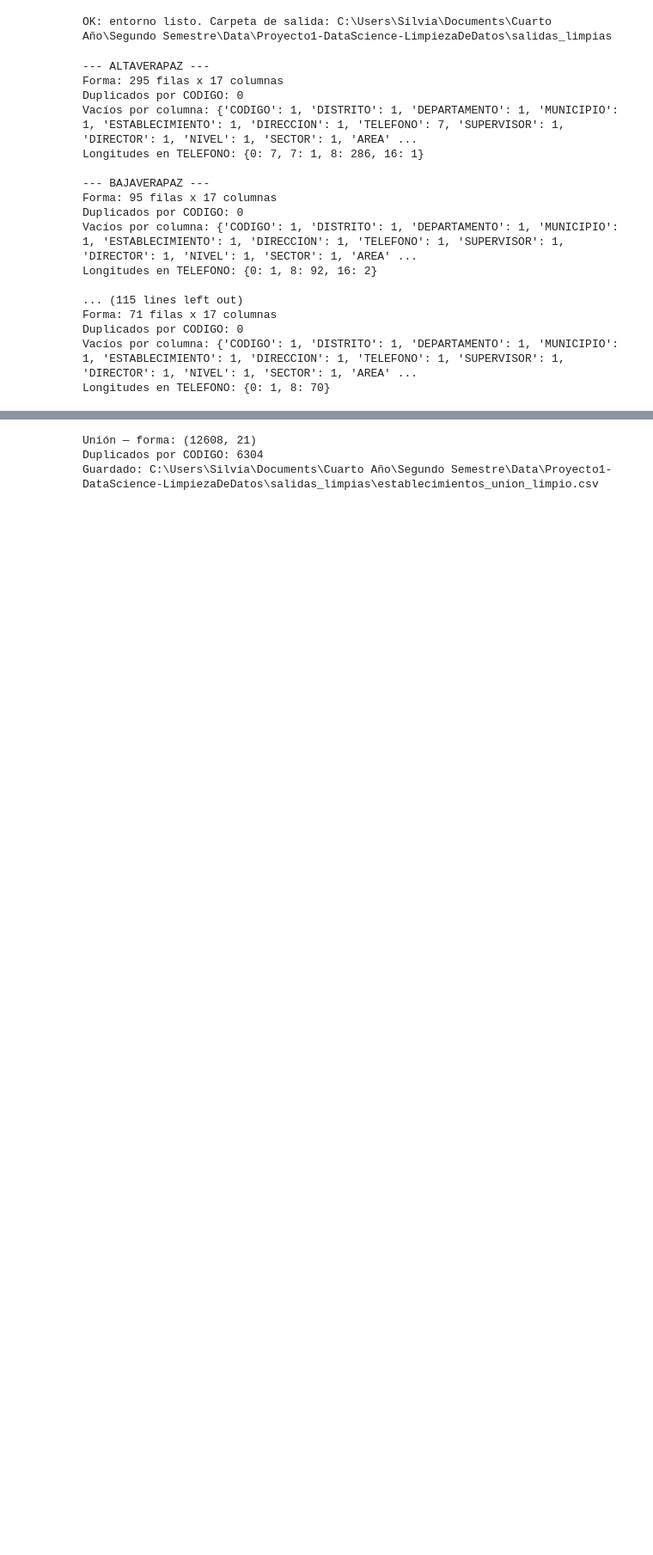
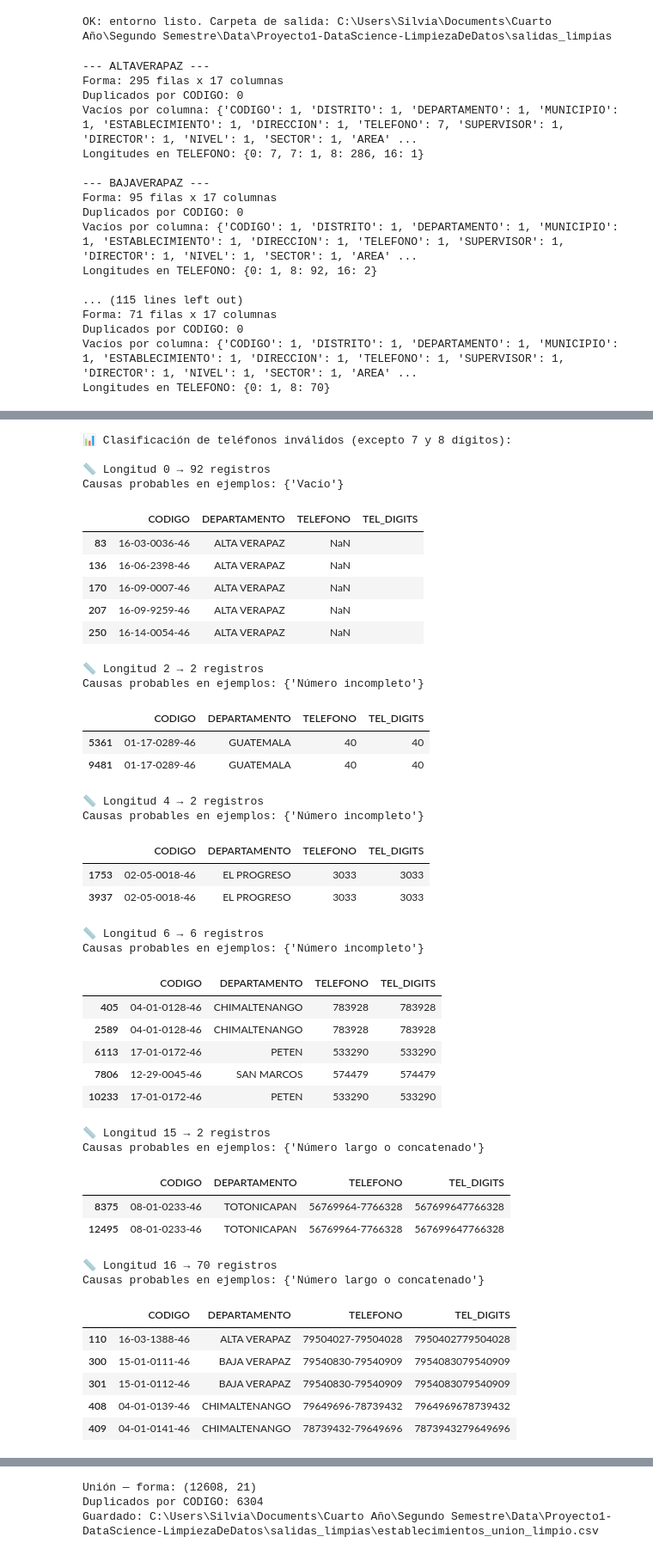
Before and after one commit to michellemej22596/Proyecto1-DataScience-LimpiezaDeDatos, a Jupyter notebook: Analisisexploratorio.ipynb, the cells around one changed output, grey strips where cells are left out. Shown: that part at 86% size. Drawn from its saved outputs; the diff is of its cells as text; code cells hidden in the pictures; blank space fills up the shorter version.

```diff
--- a/Analisisexploratorio.ipynb
+++ b/Analisisexploratorio.ipynb
@@ -293,0 +402,71 @@ def normalize_phones_column(df: pd.DataFrame, col_in="TELEFONO"):
+# %%
+def causa_probable(tel, length):
+    if length == 0:
+        return "Vacío"
+    elif tel.startswith("502") and length in [11, 12, 15, 16]:
+        return "Incluye código de país 502"
+    elif "502" in tel and length == 24:
+        return "Número duplicado con 502"
+    elif length < 7:
+        return "Número incompleto"
+    elif length > 8:
+        return "Número largo o concatenado"
+    else:
+        return "Otro"
+
+print("📊 Clasificación de teléfonos inválidos (excepto 7 y 8 dígitos):\n")
+
+for length in sorted(otros_invalidos["TEL_LENGTH"].unique()):
+    subset = otros_invalidos[otros_invalidos["TEL_LENGTH"] == length]
+    ejemplos = subset[["CODIGO", "DEPARTAMENTO", "TELEFONO", "TEL_DIGITS"]].head(5)
+
+    # Detectar causa probable usando el primer ejemplo
+    causas = [
+        causa_probable(str(t), length) for t in subset["TEL_DIGITS"].head(5)
+    ]
+
+    print(f"📏 Longitud {length} → {len(subset)} registros")
+    print("Causas probables en ejemplos:", set(causas))
+    display(ejemplos)
+# %% [output]
+📊 Clasificación de teléfonos inválidos (excepto 7 y 8 dígitos):
+
+📏 Longitud 0 → 92 registros
+Causas probables en ejemplos: {'Vacío'}
+|  | CODIGO | DEPARTAMENTO | TELEFONO | TEL_DIGITS |
+| 83 | 16-03-0036-46 | ALTA VERAPAZ | NaN |  |
+| 136 | 16-06-2398-46 | ALTA VERAPAZ | NaN |  |
+| 170 | 16-09-0007-46 | ALTA VERAPAZ | NaN |  |
+| 207 | 16-09-9259-46 | ALTA VERAPAZ | NaN |  |
+| 250 | 16-14-0054-46 | ALTA VERAPAZ | NaN |  |
+📏 Longitud 2 → 2 registros
+Causas probables en ejemplos: {'Número incompleto'}
+|  | CODIGO | DEPARTAMENTO | TELEFONO | TEL_DIGITS |
+| 5361 | 01-17-0289-46 | GUATEMALA | 40 | 40 |
+| 9481 | 01-17-0289-46 | GUATEMALA | 40 | 40 |
+📏 Longitud 4 → 2 registros
+Causas probables en ejemplos: {'Número incompleto'}
+|  | CODIGO | DEPARTAMENTO | TELEFONO | TEL_DIGITS |
+| 1753 | 02-05-0018-46 | EL PROGRESO | 3033 | 3033 |
+| 3937 | 02-05-0018-46 | EL PROGRESO | 3033 | 3033 |
+📏 Longitud 6 → 6 registros
+Causas probables en ejemplos: {'Número incompleto'}
+|  | CODIGO | DEPARTAMENTO | TELEFONO | TEL_DIGITS |
+| 405 | 04-01-0128-46 | CHIMALTENANGO | 783928 | 783928 |
+| 2589 | 04-01-0128-46 | CHIMALTENANGO | 783928 | 783928 |
+| 6113 | 17-01-0172-46 | PETEN | 533290 | 533290 |
+| 7806 | 12-29-0045-46 | SAN MARCOS | 574479 | 574479 |
+| 10233 | 17-01-0172-46 | PETEN | 533290 | 533290 |
+📏 Longitud 15 → 2 registros
+Causas probables en ejemplos: {'Número largo o concatenado'}
+|  | CODIGO | DEPARTAMENTO | TELEFONO | TEL_DIGITS |
+| 8375 | 08-01-0233-46 | TOTONICAPAN | 56769964-7766328 | 567699647766328 |
+| 12495 | 08-01-0233-46 | TOTONICAPAN | 56769964-7766328 | 567699647766328 |
+📏 Longitud 16 → 70 registros
+Causas probables en ejemplos: {'Número largo o concatenado'}
+|  | CODIGO | DEPARTAMENTO | TELEFONO | TEL_DIGITS |
+| 110 | 16-03-1388-46 | ALTA VERAPAZ | 79504027-79504028 | 7950402779504028 |
+| 300 | 15-01-0111-46 | BAJA VERAPAZ | 79540830-79540909 | 7954083079540909 |
+| 301 | 15-01-0112-46 | BAJA VERAPAZ | 79540830-79540909 | 7954083079540909 |
+| 408 | 04-01-0139-46 | CHIMALTENANGO | 79649696-78739432 | 7964969678739432 |
+| 409 | 04-01-0141-46 | CHIMALTENANGO | 78739432-79649696 | 7873943279649696 |
```
Also changed, not shown: parts of 11 cells of this notebook, 1 other file.
